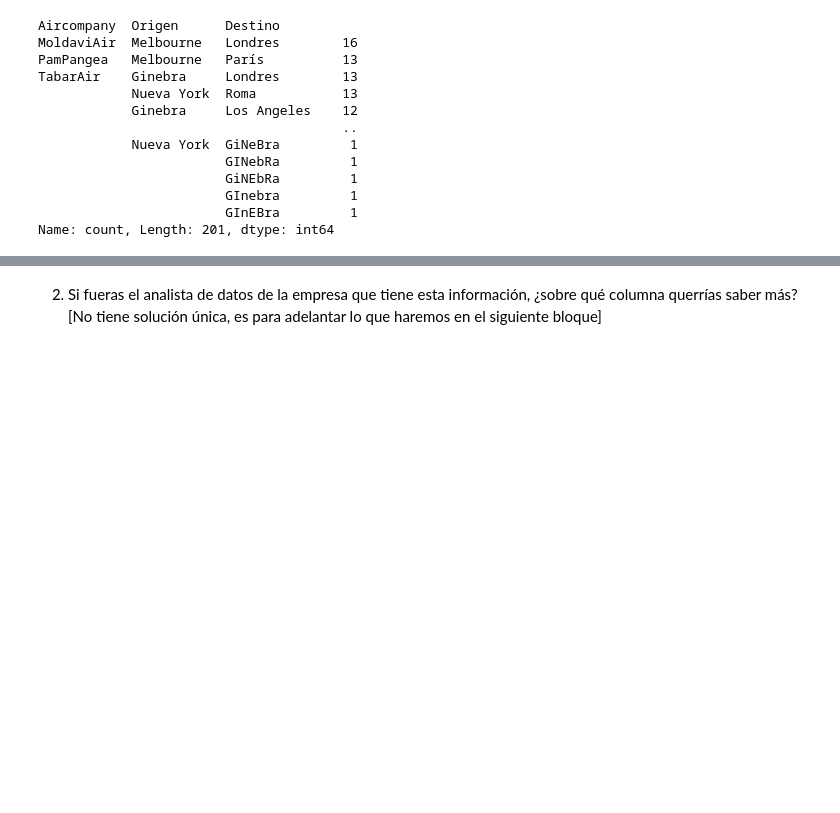
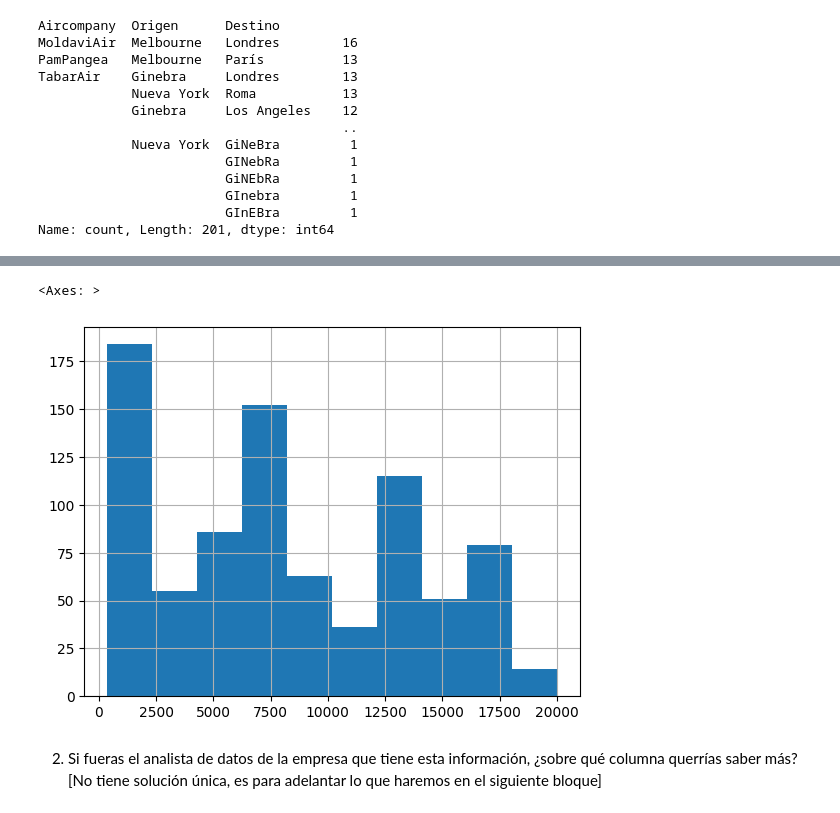
Before and after one commit to laurasalaslozano/repo-lsalas-ejercicios-ds, a Jupyter notebook: Sprint_04/Unidad_02_Pandas_II/03_Practica_Obligatoria/18_Practica_Obligatoria_Pandas_2.ipynb, the cells around one changed output, grey strips where cells are left out. Drawn from its saved outputs; the diff is of its cells as text; code cells hidden in the pictures; blank space fills up the shorter version.

```diff
--- a/Sprint_04/Unidad_02_Pandas_II/03_Practica_Obligatoria/18_Practica_Obligatoria_Pandas_2.ipynb
+++ b/Sprint_04/Unidad_02_Pandas_II/03_Practica_Obligatoria/18_Practica_Obligatoria_Pandas_2.ipynb
@@ -89,3 +94,8 @@ Name: count, Length: 201, dtype: int64
+# %%
+df_viajes_aereos.Distancia.hist()
+# %% [output]
+<Axes: >
+[figure, added]
 # %% [markdown]
 2. Si fueras el analista de datos de la empresa que tiene esta información, ¿sobre qué columna querrías saber más? [No tiene solución única, es para adelantar lo que haremos en el siguiente bloque]
 # %% [markdown]
```
Also changed, not shown: parts of 3 cells of this notebook, 7 other files.
